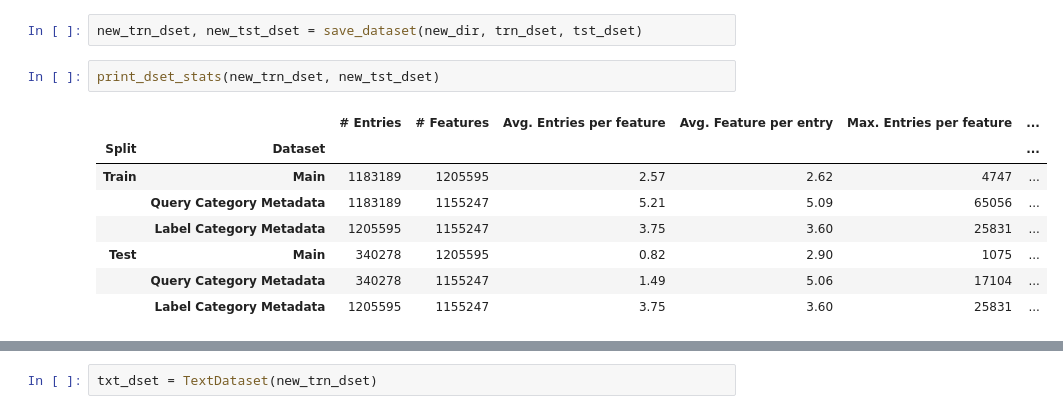
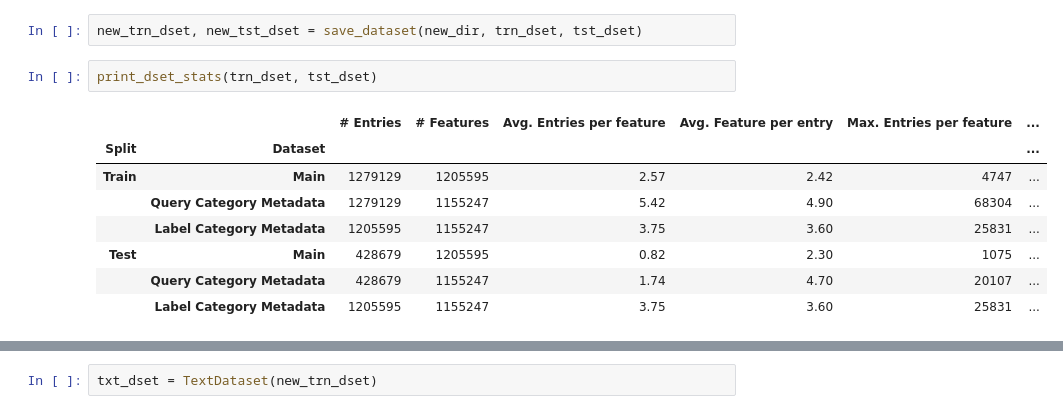
Before and after one commit to suchith720/sugar, a Jupyter notebook: nbs/12_dataset-statistics.ipynb, the cells around one changed output, grey strips where cells are left out. Saved outputs shown, nothing was run; the diff lists cells and outputs as text.

```diff
--- a/nbs/12_dataset-statistics.ipynb
+++ b/nbs/12_dataset-statistics.ipynb
@@ -503,13 +506,13 @@ new_dir = '/home/scai/phd/aiz218323/scratch/datasets/benchmarks/20250123-LF-Wiki
 # %%
 new_trn_dset, new_tst_dset = save_dataset(new_dir, trn_dset, tst_dset)
 # %%
-print_dset_stats(new_trn_dset, new_tst_dset)
+print_dset_stats(trn_dset, tst_dset)
 # %% [output]
 |  |  | # Entries | # Features | Avg. Entries per feature | Avg. Feature per entry | Max. Entries per feature | ... |
 | Split | Dataset |  |  |  |  |  | ... |
-| Train | Main | 1183189 | 1205595 | 2.57 | 2.62 | 4747 | ... |
-|  | Query Category Metadata | 1183189 | 1155247 | 5.21 | 5.09 | 65056 | ... |
+| Train | Main | 1279129 | 1205595 | 2.57 | 2.42 | 4747 | ... |
+|  | Query Category Metadata | 1279129 | 1155247 | 5.42 | 4.90 | 68304 | ... |
 |  | Label Category Metadata | 1205595 | 1155247 | 3.75 | 3.60 | 25831 | ... |
-| Test | Main | 340278 | 1205595 | 0.82 | 2.90 | 1075 | ... |
-|  | Query Category Metadata | 340278 | 1155247 | 1.49 | 5.06 | 17104 | ... |
+| Test | Main | 428679 | 1205595 | 0.82 | 2.30 | 1075 | ... |
+|  | Query Category Metadata | 428679 | 1155247 | 1.74 | 4.70 | 20107 | ... |
 |  | Label Category Metadata | 1205595 | 1155247 | 3.75 | 3.60 | 25831 | ... |
```
Also changed, not shown: parts of 4 cells of this notebook, 4 other files.
